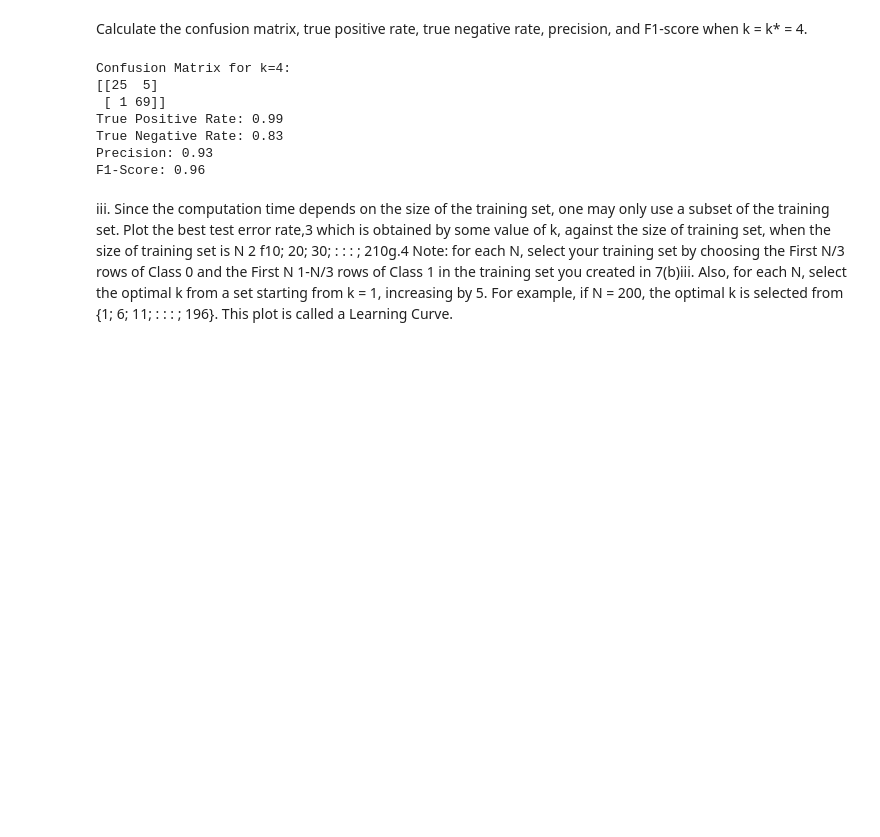
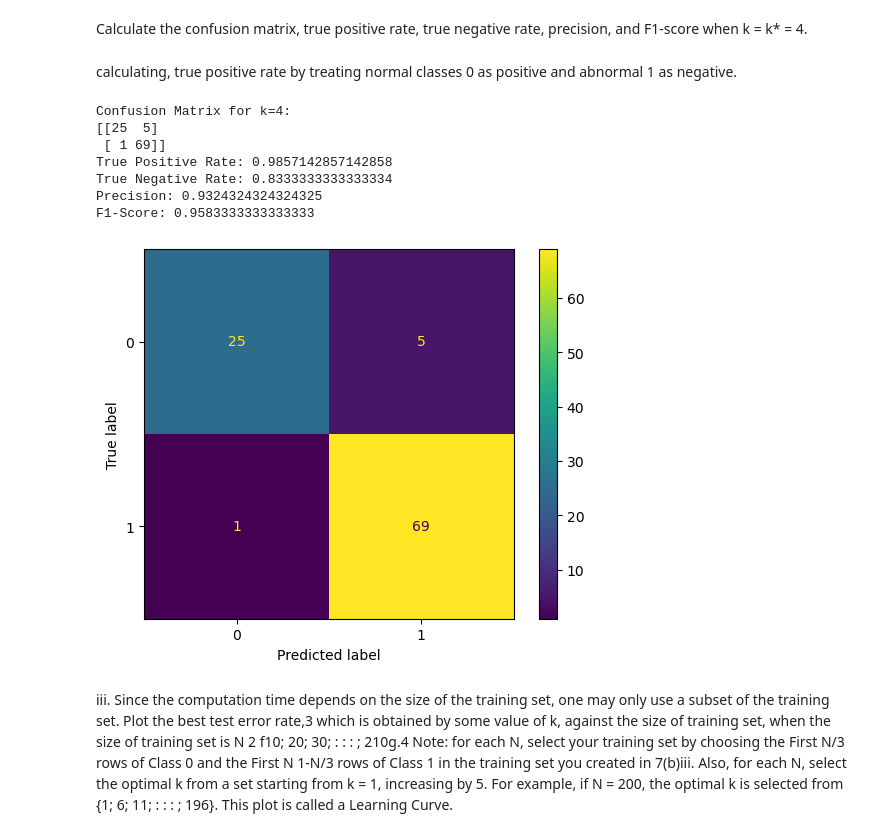
Before and after one commit to EE-559/homework-1-niveditha-7, a Jupyter notebook: EE559Homework1.ipynb, the cells around one changed output. Cells and saved outputs as stored; diff of their text form; code cells hidden in the pictures; blank space fills up the shorter version.

Commit message:
added confusion matrix display plot

```diff
--- a/EE559Homework1.ipynb
+++ b/EE559Homework1.ipynb
@@ -192,31 +192,38 @@ The best k for training set is: 1 with train error rate:0.0
 # %% [markdown]
 Calculate the confusion matrix, true positive rate, true negative rate, precision,
 and F1-score when k = k* = 4.
+# %% [markdown]
+calculating, true positive rate by treating normal classes 0 as positive and abnormal 1 as negative.
 # %%
-from sklearn.metrics import confusion_matrix, classification_report, recall_score, f1_score, precision_score
+from sklearn.metrics import confusion_matrix, classification_report, recall_score, f1_score, precision_score, ConfusionMatrixDisplay
 neigh_optimal = KNeighborsClassifier(n_neighbors=4, metric='euclidean')
 neigh_optimal.fit(x_train, y_train)
 y_pred_test_optimal = neigh_optimal.predict(x_test)
 
 conf_matrix = confusion_matrix(y_test, y_pred_test_optimal)
+disp = ConfusionMatrixDisplay(confusion_matrix=conf_matrix,
+                              display_labels=neigh_optimal.classes_)
+disp.plot()
+
 true_positive_rate = recall_score(y_test, y_pred_test_optimal, pos_label=1)
 true_negative_rate = recall_score(y_test,y_pred_test_optimal, pos_label=0)
 precision = precision_score(y_test, y_pred_test_optimal, pos_label=1)
 f1 = f1_score(y_test, y_pred_test_optimal, pos_label=1)
 
 print(f"Confusion Matrix for k=4:\n{conf_matrix}")
-print(f"True Positive Rate: {true_positive_rate:.2f}")
-print(f"True Negative Rate: {true_negative_rate:.2f}")
-print(f"Precision: {precision:.2f}")
-print(f"F1-Score: {f1:.2f}")
+print(f"True Positive Rate: {true_positive_rate}")
+print(f"True Negative Rate: {true_negative_rate}")
+print(f"Precision: {precision}")
+print(f"F1-Score: {f1}")
 # %% [output]
 Confusion Matrix for k=4:
 [[25  5]
  [ 1 69]]
-True Positive Rate: 0.99
-True Negative Rate: 0.83
-Precision: 0.93
-F1-Score: 0.96
+True Positive Rate: 0.9857142857142858
+True Negative Rate: 0.8333333333333334
+Precision: 0.9324324324324325
+F1-Score: 0.9583333333333333
+[figure, added]
 # %% [markdown]
 iii. Since the computation time depends on the size of the training set, one may
 only use a subset of the training set. Plot the best test error rate,3 which
```
Also changed, not shown: parts of 3 cells of this notebook.
